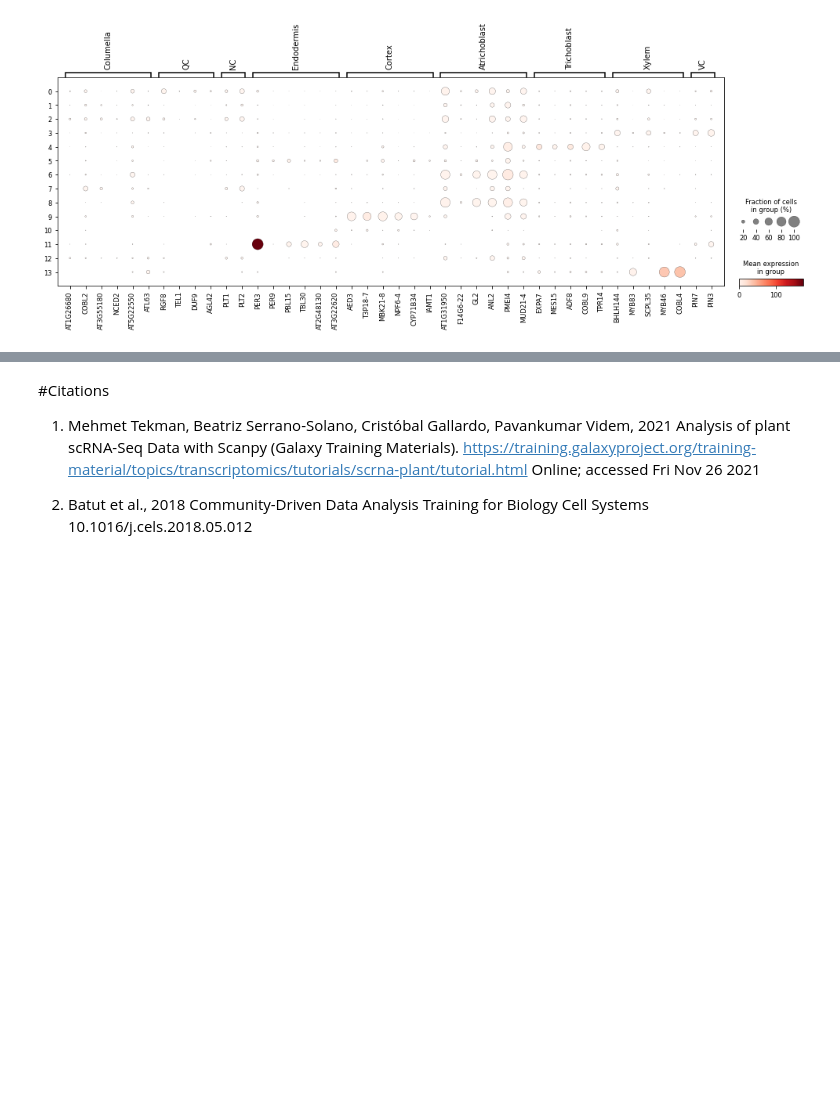
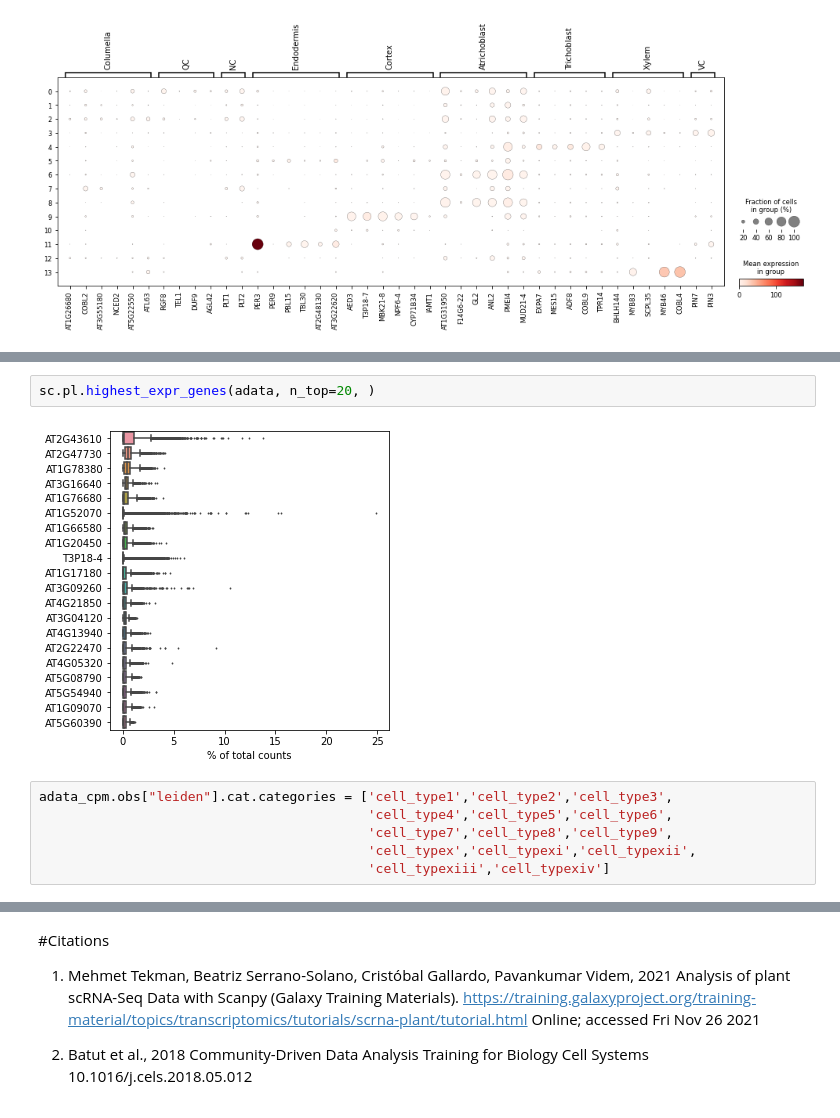
Before and after one commit to C0RD3LL/Omics, a Jupyter notebook: PlantscRNA_SeqData.ipynb, the cells around one changed output, grey strips where cells are left out. Cells and saved outputs as stored; diff of their text form; blank space fills up the shorter version.

```diff
--- a/PlantscRNA_SeqData.ipynb
+++ b/PlantscRNA_SeqData.ipynb
@@ -182,0 +171,10 @@ Index(['AT1G01010', 'AT1G01020', 'AT1G01030', 'AT1G01040', 'AT1G01050',
+# %%
+sc.pl.highest_expr_genes(adata, n_top=20, )
+# %% [output]
+[figure, added]
+# %%
+adata_cpm.obs["leiden"].cat.categories = ['cell_type1','cell_type2','cell_type3',
+                                          'cell_type4','cell_type5','cell_type6',
+                                          'cell_type7','cell_type8','cell_type9',
+                                          'cell_typex','cell_typexi','cell_typexii',
+                                          'cell_typexiii','cell_typexiv']
```
Also changed, not shown: parts of 4 cells of this notebook.
